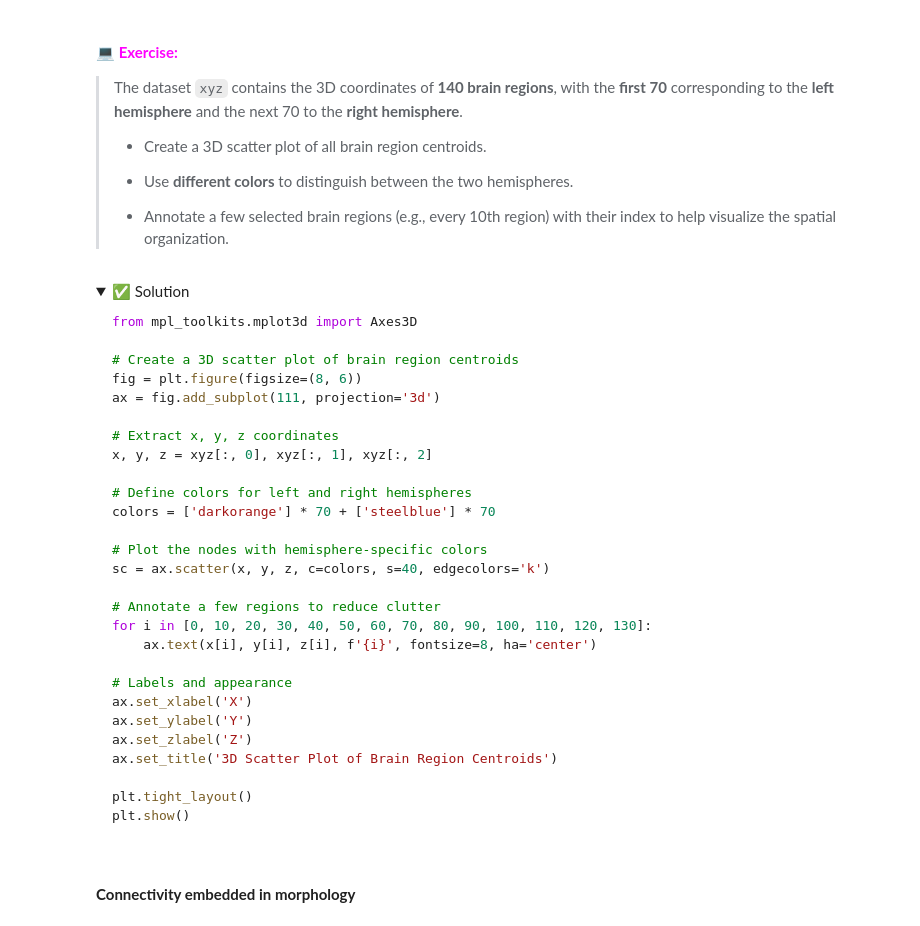
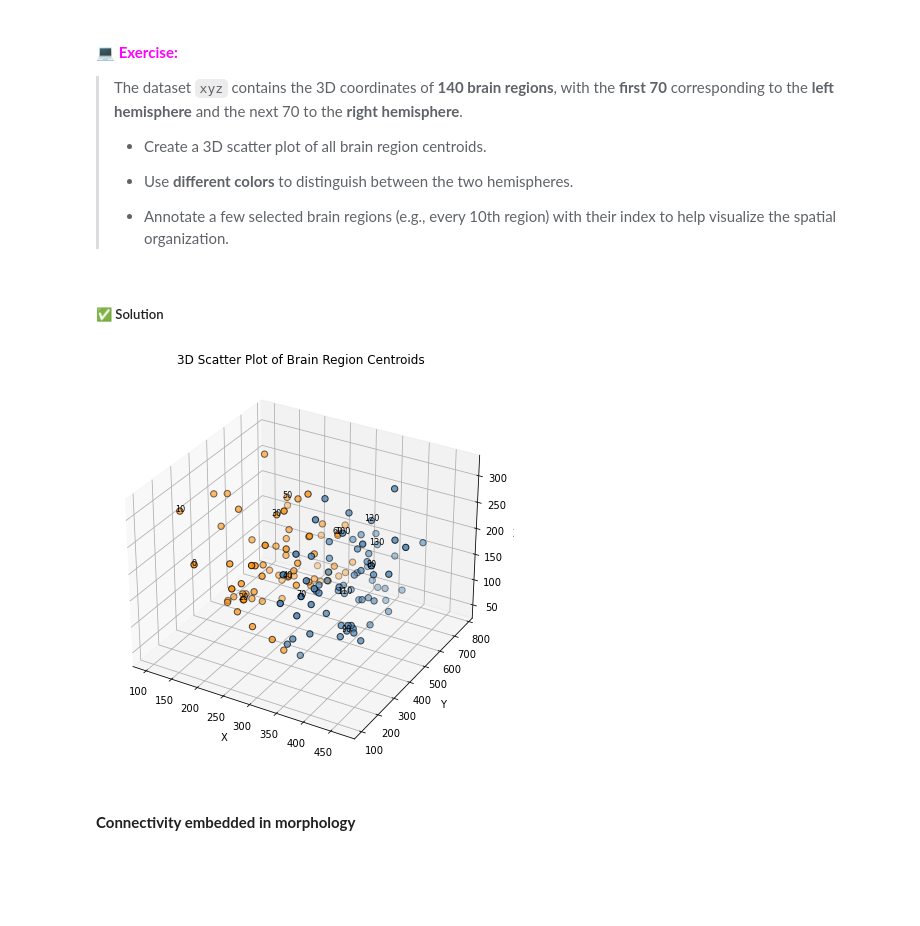
Before and after one commit to pdesrosiers/brain-connectivity-and-dynamics, a Jupyter notebook: notebooks/structural_functional_connectivity_tutorial.ipynb, the cells around one changed output. Saved outputs shown, nothing was run; the diff lists cells and outputs as text; code cells hidden in the pictures; folded sections open; blank space fills up the shorter version.

Commit message:
better solution format

````diff
--- a/notebooks/structural_functional_connectivity_tutorial.ipynb
+++ b/notebooks/structural_functional_connectivity_tutorial.ipynb
@@ -937,38 +958,37 @@ zy_dic = {i: zy[i,:] for i in range(70)}
 >
 > - Annotate a few selected brain regions (e.g., every 10th region) with their index to help visualize the spatial organization.
 # %% [markdown]
-<details>
-<summary>✅ Solution</summary>
-
-```python
-from mpl_toolkits.mplot3d import Axes3D
-
-# Create a 3D scatter plot of brain region centroids
-fig = plt.figure(figsize=(8, 6))
-ax = fig.add_subplot(111, projection='3d')
-
-# Extract x, y, z coordinates
-x, y, z = xyz[:, 0], xyz[:, 1], xyz[:, 2]
-
-# Define colors for left and right hemispheres
-colors = ['darkorange'] * 70 + ['steelblue'] * 70
-
-# Plot the nodes with hemisphere-specific colors
-sc = ax.scatter(x, y, z, c=colors, s=40, edgecolors='k')
-
-# Annotate a few regions to reduce clutter
-for i in [0, 10, 20, 30, 40, 50, 60, 70, 80, 90, 100, 110, 120, 130]:
-    ax.text(x[i], y[i], z[i], f'{i}', fontsize=8, ha='center')
-
-# Labels and appearance
-ax.set_xlabel('X')
-ax.set_ylabel('Y')
-ax.set_zlabel('Z')
-ax.set_title('3D Scatter Plot of Brain Region Centroids')
-
-plt.tight_layout()
-plt.show()
-```
+##### <summary>✅ Solution</summary>
+# %%
+from mpl_toolkits.mplot3d import Axes3D
+
+# Create a 3D scatter plot of brain region centroids
+fig = plt.figure(figsize=(8, 6))
+ax = fig.add_subplot(111, projection='3d')
+
+# Extract x, y, z coordinates
+x, y, z = xyz[:, 0], xyz[:, 1], xyz[:, 2]
+
+# Define colors for left and right hemispheres
+colors = ['darkorange'] * 70 + ['steelblue'] * 70
+
+# Plot the nodes with hemisphere-specific colors
+sc = ax.scatter(x, y, z, c=colors, s=40, edgecolors='k')
+
+# Annotate a few regions to reduce clutter
+for i in [0, 10, 20, 30, 40, 50, 60, 70, 80, 90, 100, 110, 120, 130]:
+    ax.text(x[i], y[i], z[i], f'{i}', fontsize=8, ha='center')
+
+# Labels and appearance
+ax.set_xlabel('X')
+ax.set_ylabel('Y')
+ax.set_zlabel('Z')
+ax.set_title('3D Scatter Plot of Brain Region Centroids')
+
+plt.tight_layout()
+plt.show()
+# %% [output]
+[figure, added]
 # %% [markdown]
 #### **Connectivity embedded in morphology**
 # %%
````
Also changed, not shown: parts of 45 cells of this notebook.
